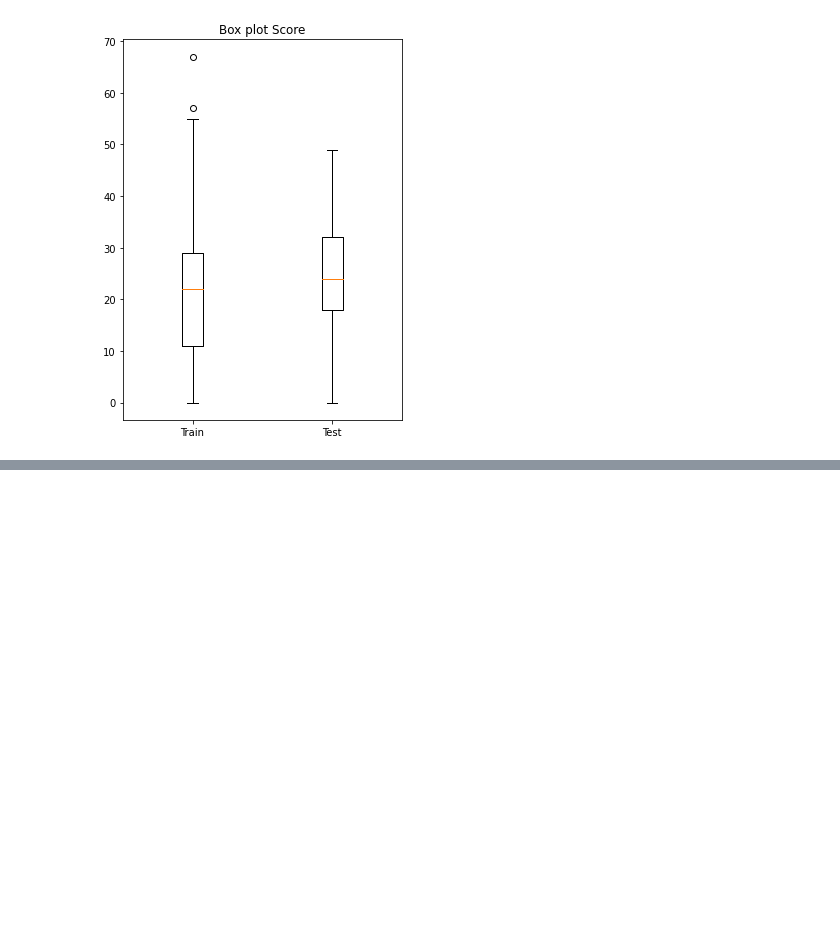
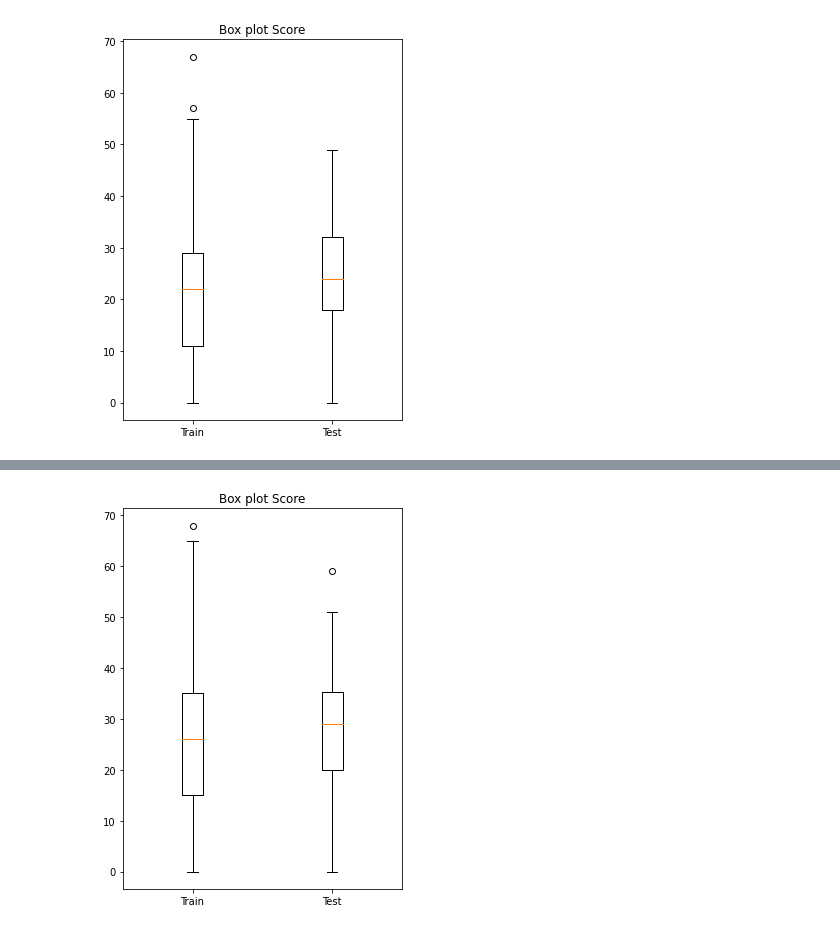
Before and after one commit to numaresplandy/SnAIke, a Jupyter notebook: test.ipynb, the cells around one changed output, grey strips where cells are left out. Cells and saved outputs as stored; diff of their text form; code cells hidden in the pictures; blank space fills up the shorter version.

```diff
--- a/test.ipynb
+++ b/test.ipynb
@@ -163,0 +134,6 @@ plot_boxPlot_score(path1,path)
+# %%
+path1 = 'score/Qtable_train_e_2000_lr_0.1_df_0.9_R5.csv'
+path = 'score/Qtable_test_e_100_lr_0.1_df_0.9_R5.csv'
+plot_boxPlot_score(path1,path)
+# %% [output]
+[figure, added]
```
Also changed, not shown: parts of 21 cells of this notebook, 15 other files.
